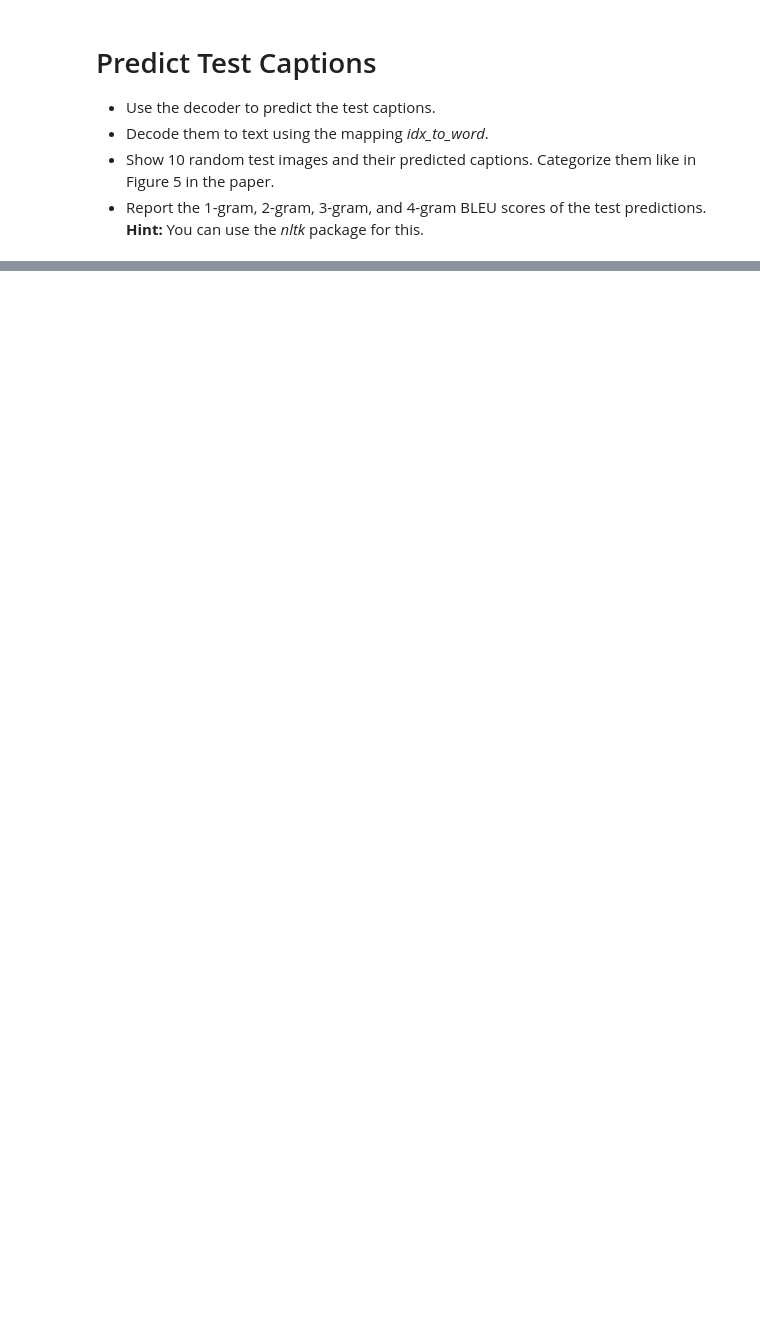
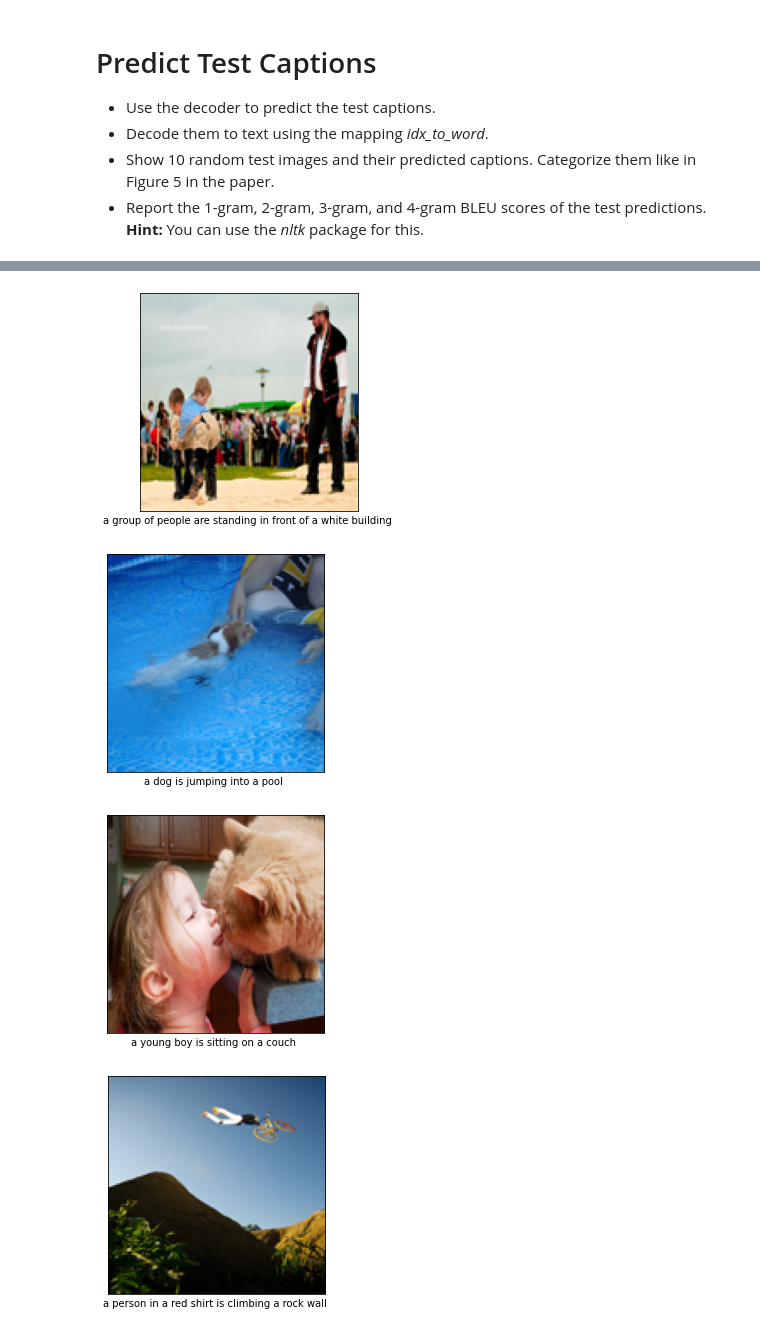
Before and after one commit to tommasobonomo/deeplearning-assignments, a Jupyter notebook: Assignment 3/Assignment_3_2.ipynb, the cells around one changed output, grey strips where cells are left out. Drawn from its saved outputs; the diff is of its cells as text; code cells hidden in the pictures; blank space fills up the shorter version.

```diff
--- a/Assignment 3/Assignment_3_2.ipynb
+++ b/Assignment 3/Assignment_3_2.ipynb
@@ -49,6 +51,6 @@ if not os.path.isdir('drive'):
 else:
   print('drive already mounted')
 
-base_path = os.path.join('drive', 'My Drive', 'deeplearning2020_ass3_task1')
+base_path = os.path.join('drive', 'My Drive', 'Università', 'Deep Learning', 'Assignment 3', 'deeplearning2020_ass3_task1')
 if not os.path.isdir(base_path):
   os.makedirs(base_path)
@@ -104,12 +117,22 @@ def get_image_codes(images):
   convnet.summary()
 
   # ...
+  # rescale images
+  preprocessed_images = (images / 255) * 2 - 1
 
-  # image_codes = ...
+  # retrieve model and compute codes
+  input_layer = convnet.inputs
+  output_layer = convnet.get_layer('Conv_1').output
+  model = Model(inputs=input_layer, outputs=output_layer)
+  print('Computing neural codes...')
+  image_codes = model.predict(preprocessed_images, batch_size=100, verbose=1)
 
+  # reshape codes
+  shape = (len(image_codes), -1)
+  image_codes = image_codes.reshape(shape)
   # ...
 
   return image_codes
 
 image_codes = get_image_codes(images)
-print(image_codes.shape)
+print(image_codes.shape, image_codes.dtype)
@@ -327,0 +524,10 @@ decoder = make_decoder(code_length=train_codes.shape[1],
+# %%
+# ...
+# generate predictions
+print(f'Predicting...')
+predictions = decoder.predict(test_codes, verbose=1, batch_size=100)
+
+# transform indexes in words
+captionize = lambda x: idx_to_word[x]
+pred_captions = np.vectorize(captionize)(predictions)
+# ...
@@ -327,0 +537,18 @@ decoder = make_decoder(code_length=train_codes.shape[1],
+# %%
+import matplotlib.pyplot as plt
+
+np.random.seed(123)
+random_idxs = np.random.randint(0, 1000, size = (10))
+
+for i in random_idxs:
+  caption = ' '.join(pred_captions[i]).split('_')[0]
+
+  plt.imshow(test_images[i])
+  plt.xticks([]), plt.yticks([])
+  plt.xlabel(caption)
+  plt.show()
+# %% [output]
+[figure, added]
+[figure, added]
+[figure, added]
+[figure, added]
```
Also changed, not shown: parts of 20 cells of this notebook.
